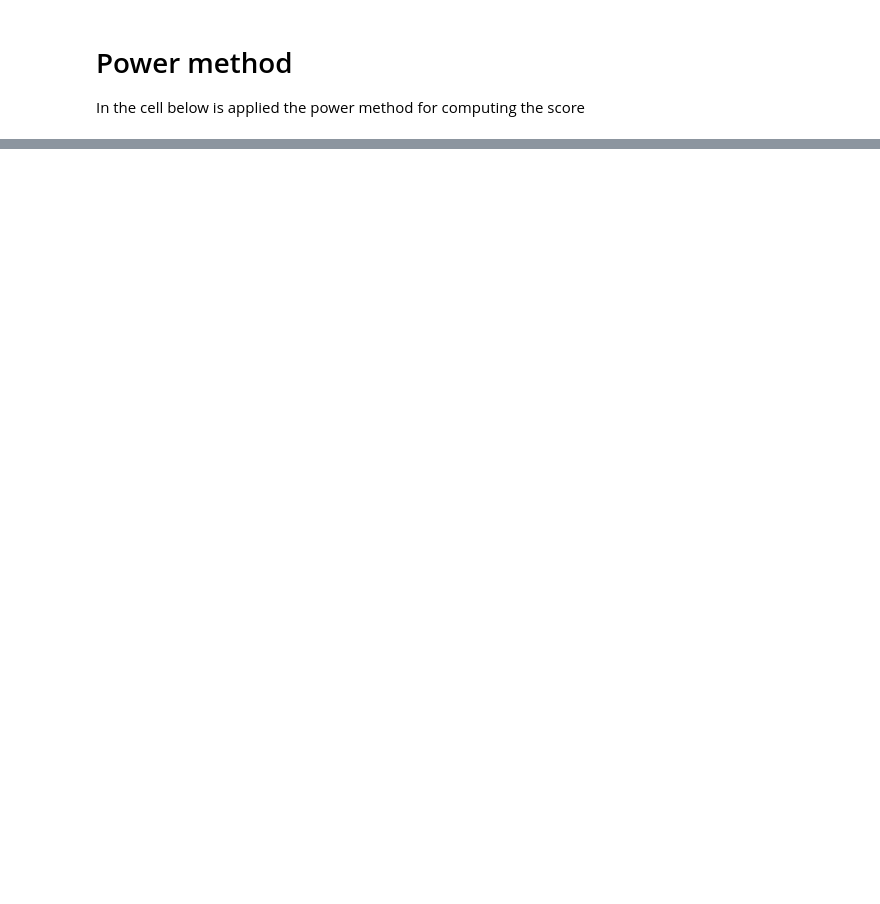
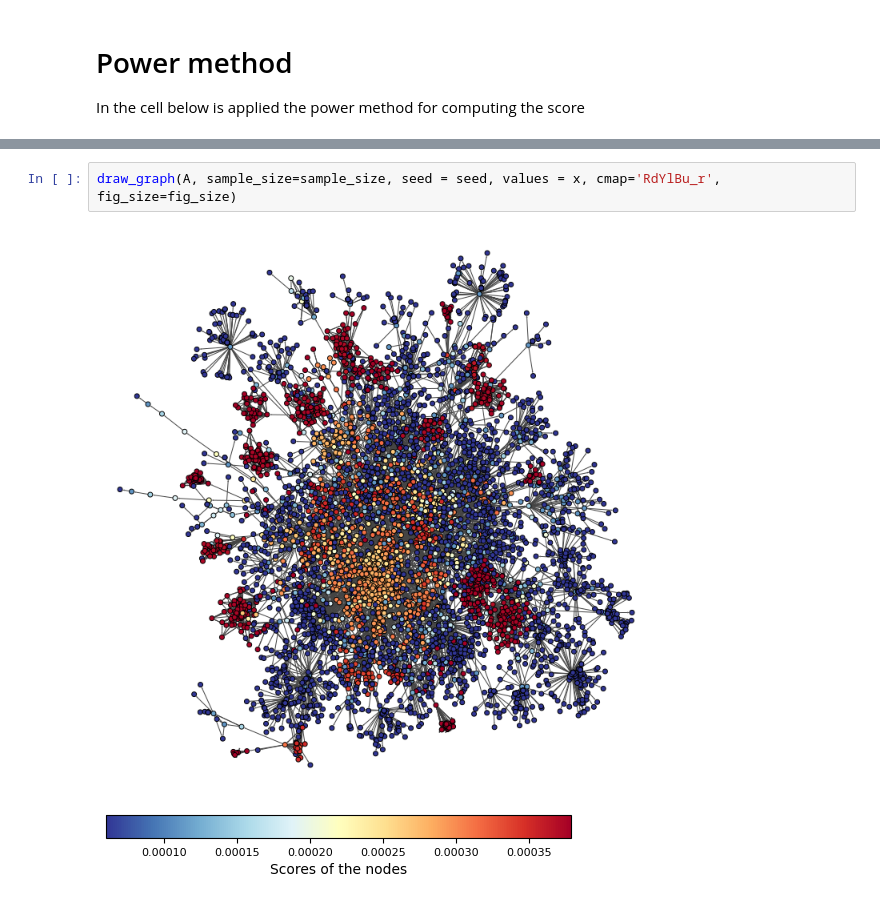
Before and after one commit to RBello02/Homeworks-of-Cmputational-Linear-Algebra-for-Large-Scale-Problems, a Jupyter notebook: 1/PageRankHomework.ipynb, the cells around one changed output, grey strips where cells are left out. Saved outputs shown, nothing was run; the diff lists cells and outputs as text; blank space fills up the shorter version.

```diff
--- a/1/PageRankHomework.ipynb
+++ b/1/PageRankHomework.ipynb
@@ -41,0 +54,5 @@ In the cell below is applied the power method for computing the score
+# %%
+draw_graph(A, sample_size=sample_size, seed = seed, values = x, cmap='RdYlBu_r', fig_size=fig_size)
+# %% [output]
+[figure, added]
+[figure, added]
```
Also changed, not shown: parts of 3 cells of this notebook.
